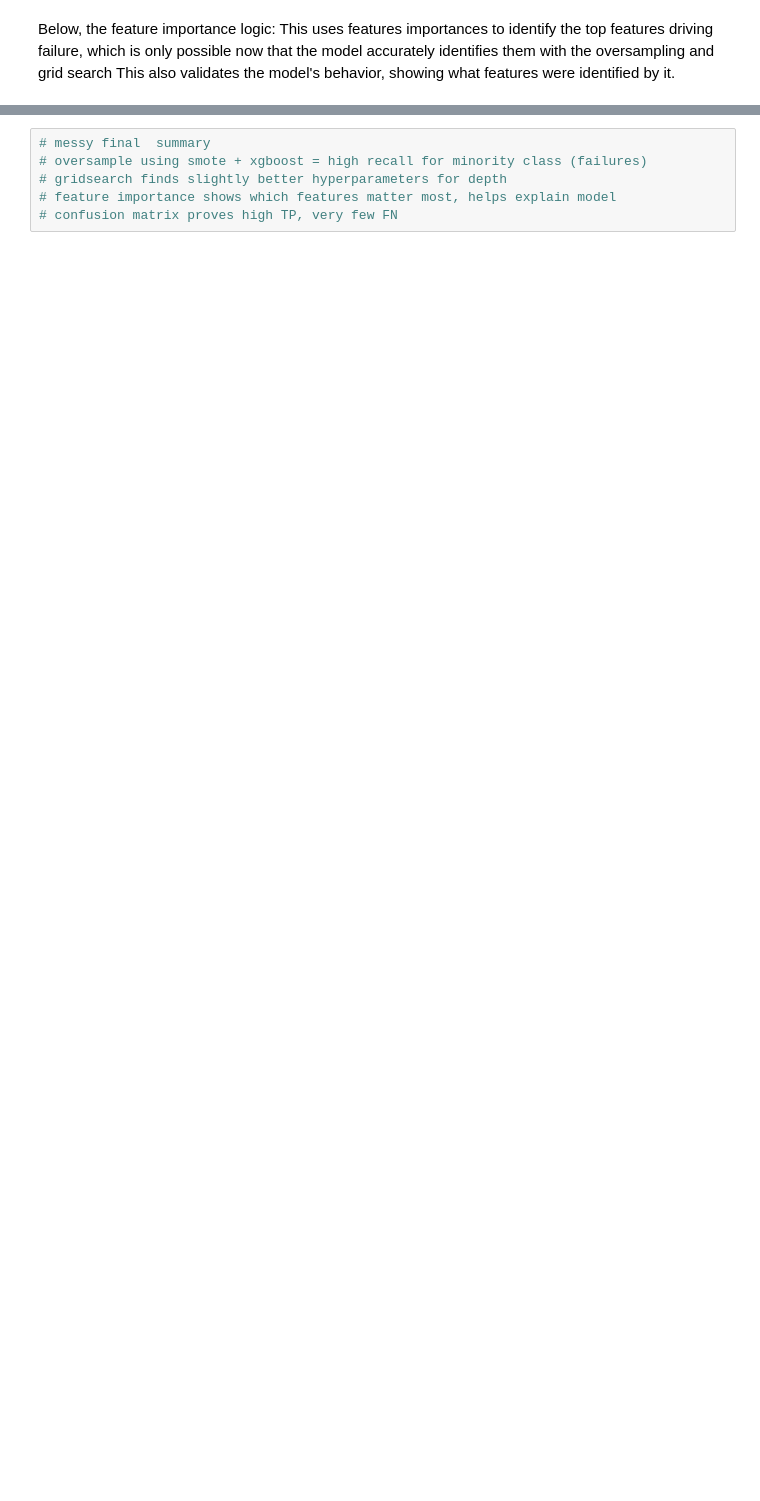
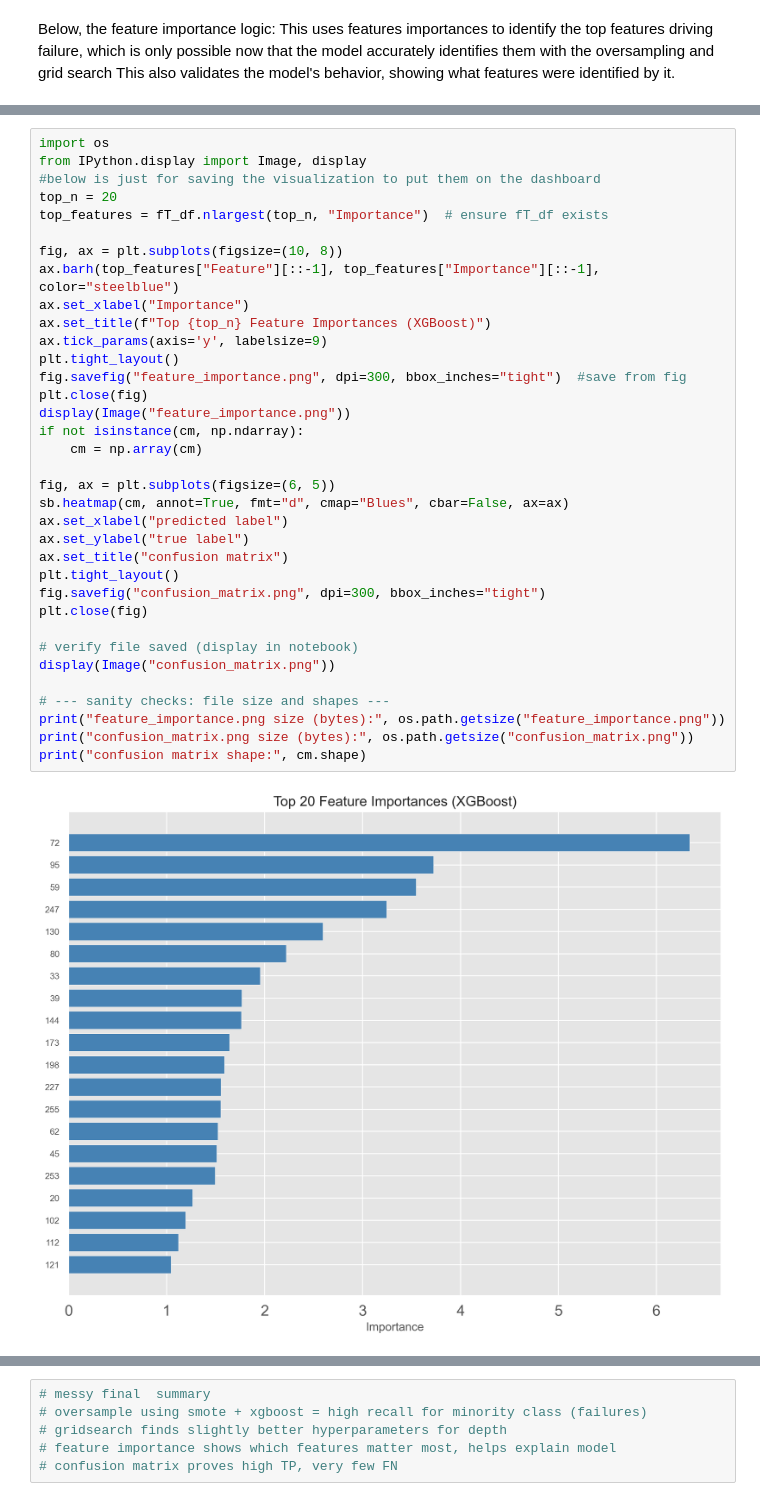
Before and after one commit to alundy98/SECOM-Manufacturing-Fail-Case-Predictive-Model, a Jupyter notebook: SECOM_FINAL(oct,2025).ipynb, the cells around one changed output, grey strips where cells are left out. Saved outputs shown, nothing was run; the diff lists cells and outputs as text; blank space fills up the shorter version.

Commit message:
Dashboard Finished

```diff
--- a/SECOM_FINAL(oct,2025).ipynb
+++ b/SECOM_FINAL(oct,2025).ipynb
@@ -313,0 +344,37 @@ To present this, I am going to combine some visuals of the new data/ model
+# %%
+import os
+from IPython.display import Image, display
+#below is just for saving the visualization to put them on the dashboard
+top_n = 20
+top_features = fT_df.nlargest(top_n, "Importance")  # ensure fT_df exists
+
+fig, ax = plt.subplots(figsize=(10, 8))
+ax.barh(top_features["Feature"][::-1], top_features["Importance"][::-1], color="steelblue")
+ax.set_xlabel("Importance")
+ax.set_title(f"Top {top_n} Feature Importances (XGBoost)")
+ax.tick_params(axis='y', labelsize=9)
+plt.tight_layout()
+fig.savefig("feature_importance.png", dpi=300, bbox_inches="tight")  #save from fig
+plt.close(fig)
+display(Image("feature_importance.png"))
+if not isinstance(cm, np.ndarray):
+    cm = np.array(cm)
+
+fig, ax = plt.subplots(figsize=(6, 5))
+sb.heatmap(cm, annot=True, fmt="d", cmap="Blues", cbar=False, ax=ax)
+ax.set_xlabel("predicted label")
+ax.set_ylabel("true label")
+ax.set_title("confusion matrix")
+plt.tight_layout()
+fig.savefig("confusion_matrix.png", dpi=300, bbox_inches="tight")
+plt.close(fig)
+
+# verify file saved (display in notebook)
+display(Image("confusion_matrix.png"))
+
+# --- sanity checks: file size and shapes ---
+print("feature_importance.png size (bytes):", os.path.getsize("feature_importance.png"))
+print("confusion_matrix.png size (bytes):", os.path.getsize("confusion_matrix.png"))
+print("confusion matrix shape:", cm.shape)
+# %% [output]
+[figure, added]
```
Also changed, not shown: parts of 13 cells of this notebook, 10 other files.
